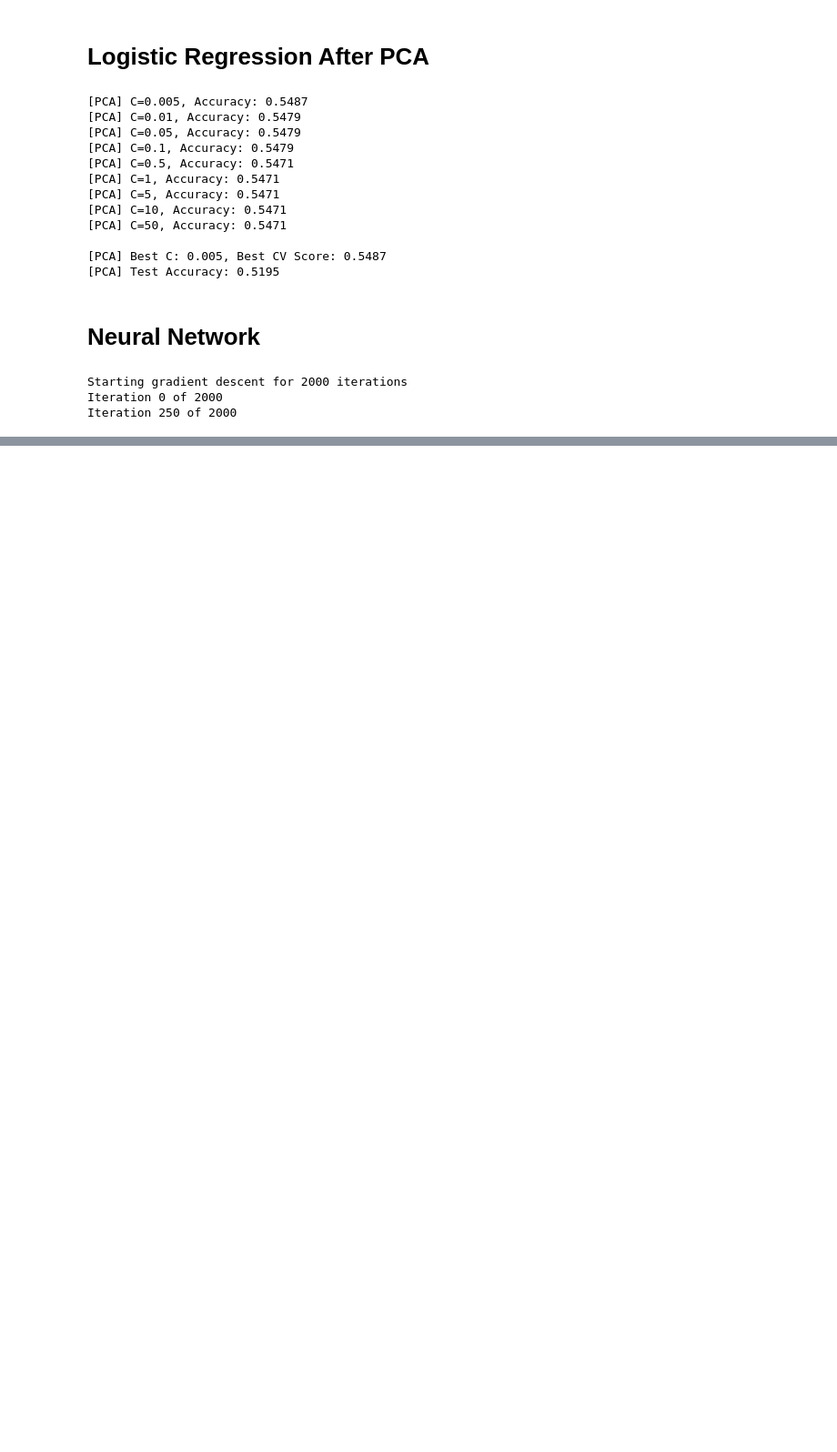
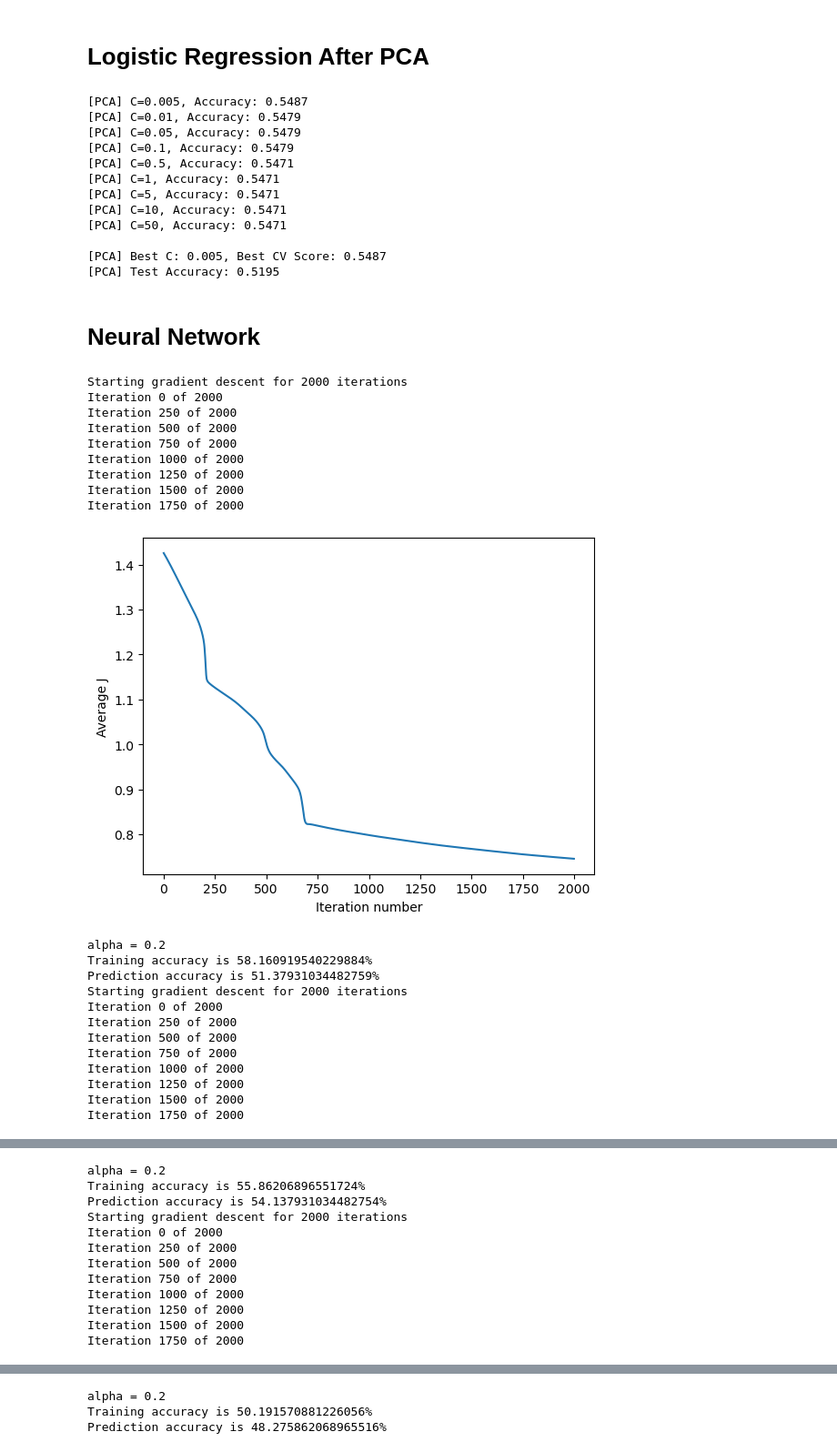
Before and after one commit to edricklinardi/Football-Match-Prediction, a Jupyter notebook: Project.ipynb, the cells around one changed output, grey strips where cells are left out. Shown at 91% size. Saved outputs shown, nothing was run; the diff lists cells and outputs as text; code cells hidden in the pictures; blank space fills up the shorter version.

```diff
--- a/Project.ipynb
+++ b/Project.ipynb
@@ -733,42 +733,64 @@ def train_nn(nn_structure, X, y, iter_num=3000, alpha=0.2, lam=0.005):
             b[l] += -alpha * (1.0 / N * tri_b[l])
 
         # Cost with L2 regularization
         avg_cost = 1.0 / N * avg_cost
         reg_term = 0.5 * lam * sum(np.sum(W[l]**2) for l in W)
         avg_cost += reg_term
 
         avg_cost_func.append(avg_cost)
         cnt += 1
 
     return W, b, avg_cost_func
 
 
 def predict_y(W, b, X, n_layers):
     N = X.shape[0]
     y = np.zeros((N,))
     for i in range(N):
         a, z = feed_forward(X[i, :], W, b)
         y[i] = np.argmax(a[n_layers])
     return y
 
-nn_structure = [38, 20, 3]
+nn_structure = [38,20,3]
 
 # train the NN
-W, b, avg_cost_func = train_nn(nn_structure, X_train, y_v_train, 2000)
+lambdas = [0.001, 0.005, 0.01, 0.05, 0.1]
 
+for l in lambdas:
+    W, b, avg_cost_func = train_nn(nn_structure, X_train, y_v_train, 2000, lam = l)
+    # plot the avg_cost_func
+    plt.plot(avg_cost_func)
+    plt.ylabel('Average J')
+    plt.xlabel('Iteration number')
+    plt.show()
 
-# plot the avg_cost_func
-plt.plot(avg_cost_func)
-plt.ylabel('Average J')
-plt.xlabel('Iteration number')
-plt.show()
+    # get the prediction accuracy and print
 
-# get the prediction accuracy and print
-
-y_pred = predict_y(W, b, X_test, 3)
-print('Training accuracy is {}%'.format(accuracy_score(y_train, np.argmax(y_v_train, axis=1))))
-print('Prediction accuracy is {}%'.format(accuracy_score(y_test, y_pred) * 100))
+    y_pred = predict_y(W, b, X_test, 3)
+    y_pred_train = predict_y(W, b, X_train, 3)
+    print("alpha = {}".format(a))
+    print('Training accuracy is {}%'.format(accuracy_score(y_train,y_pred_train) * 100))
+    print('Prediction accuracy is {}%'.format(accuracy_score(y_test, y_pred) * 100))
 # %% [output]
 Starting gradient descent for 2000 iterations
 Iteration 0 of 2000
 Iteration 250 of 2000
+Iteration 500 of 2000
+Iteration 750 of 2000
+Iteration 1000 of 2000
+Iteration 1250 of 2000
+Iteration 1500 of 2000
+Iteration 1750 of 2000
+[figure, added]
+alpha = 0.2
+Training accuracy is 58.160919540229884%
+Prediction accuracy is 51.37931034482759%
+Starting gradient descent for 2000 iterations
+Iteration 0 of 2000
+Iteration 250 of 2000
+Iteration 500 of 2000
+Iteration 750 of 2000
+Iteration 1000 of 2000
+Iteration 1250 of 2000
+Iteration 1500 of 2000
+Iteration 1750 of 2000
@@ -774,0 +798,12 @@ Iteration 250 of 2000
+alpha = 0.2
+Training accuracy is 55.86206896551724%
+Prediction accuracy is 54.137931034482754%
+Starting gradient descent for 2000 iterations
+Iteration 0 of 2000
+Iteration 250 of 2000
+Iteration 500 of 2000
+Iteration 750 of 2000
+Iteration 1000 of 2000
+Iteration 1250 of 2000
+Iteration 1500 of 2000
+Iteration 1750 of 2000
@@ -774,0 +837,3 @@ Iteration 250 of 2000
+alpha = 0.2
+Training accuracy is 50.191570881226056%
+Prediction accuracy is 48.275862068965516%
```
Also changed, not shown: parts of 2 cells of this notebook.
